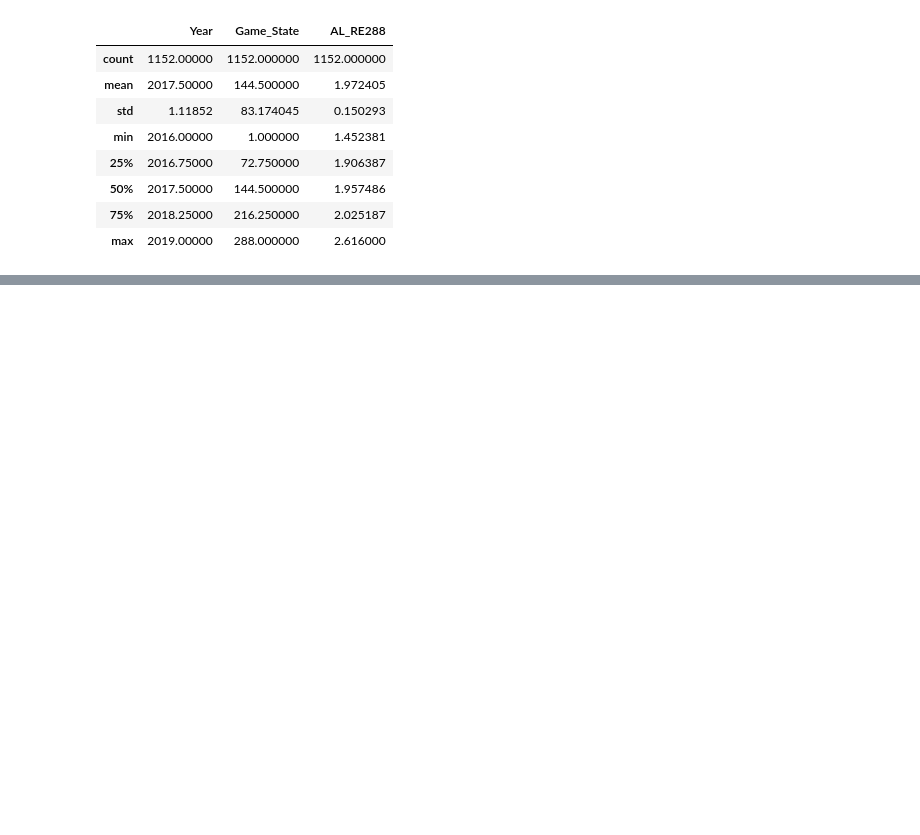
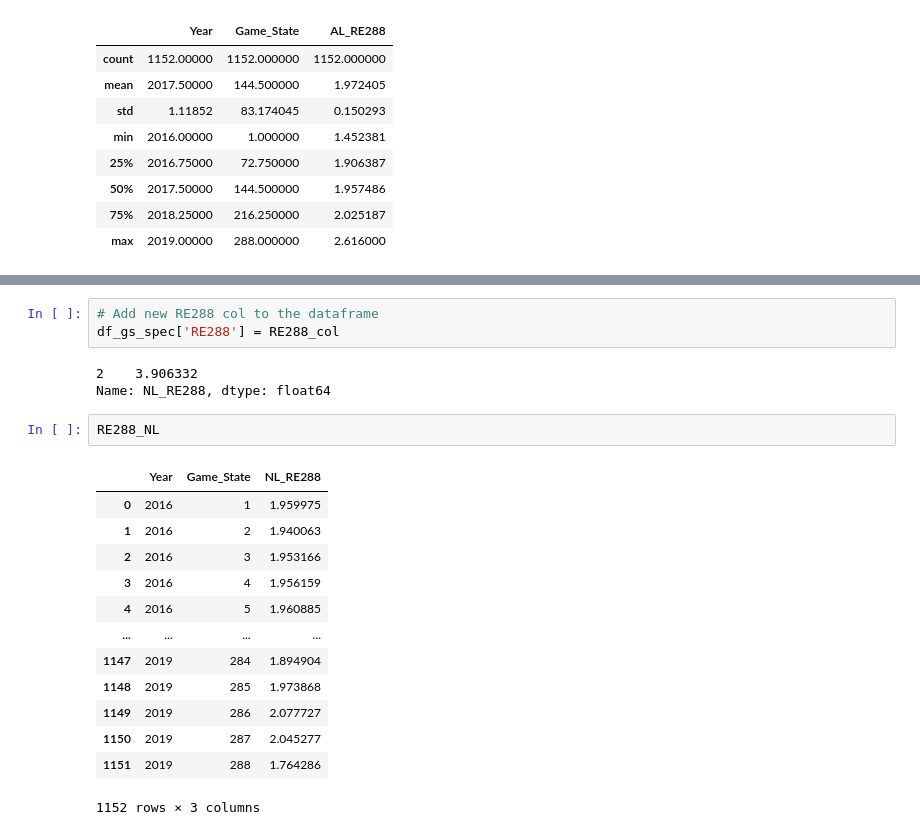
Before and after one commit to david-j-cox/Man-vs-Machine, a Jupyter notebook: RE288_Calculation.ipynb, the cells around one changed output, grey strips where cells are left out. Cells and saved outputs as stored; diff of their text form; blank space fills up the shorter version.

```diff
--- a/RE288_Calculation.ipynb
+++ b/RE288_Calculation.ipynb
@@ -318,0 +365,22 @@ RE288_AL.to_csv('RE288_AL.csv')
+# %%
+# Add new RE288 col to the dataframe
+df_gs_spec['RE288'] = RE288_col
+# %% [output]
+2    3.906332
+Name: NL_RE288, dtype: float64
+# %%
+RE288_NL
+# %% [output]
+|  | Year | Game_State | NL_RE288 |
+| 0 | 2016 | 1 | 1.959975 |
+| 1 | 2016 | 2 | 1.940063 |
+| 2 | 2016 | 3 | 1.953166 |
+| 3 | 2016 | 4 | 1.956159 |
+| 4 | 2016 | 5 | 1.960885 |
+| ... | ... | ... | ... |
+| 1147 | 2019 | 284 | 1.894904 |
+| 1148 | 2019 | 285 | 1.973868 |
+| 1149 | 2019 | 286 | 2.077727 |
+| 1150 | 2019 | 287 | 2.045277 |
+| 1151 | 2019 | 288 | 1.764286 |
+1152 rows × 3 columns
```
Also changed, not shown: parts of 9 cells of this notebook.
